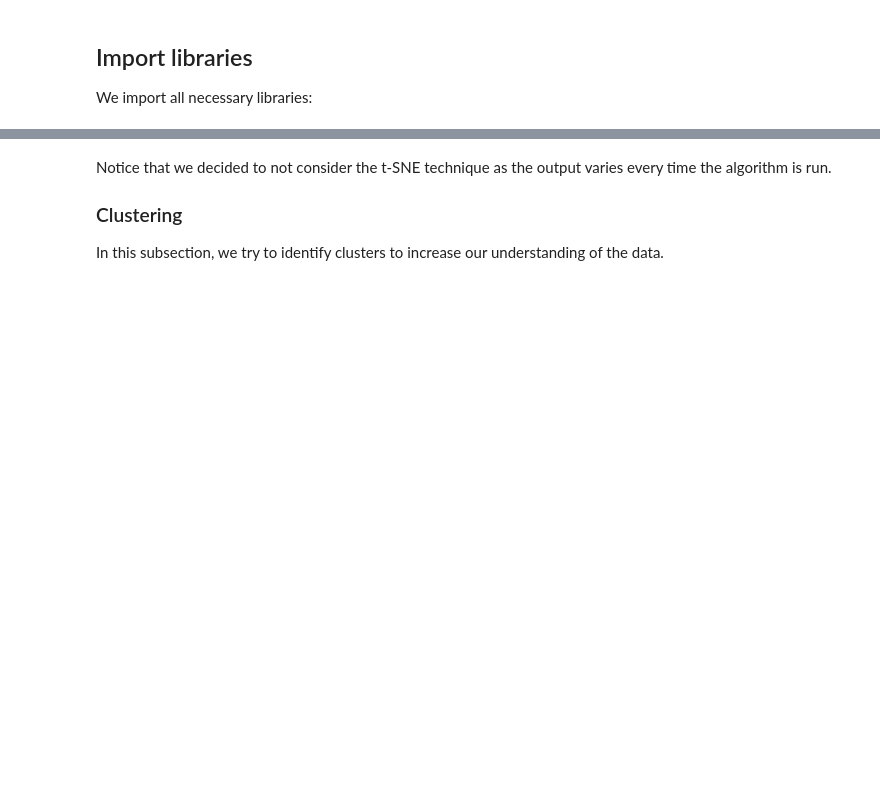
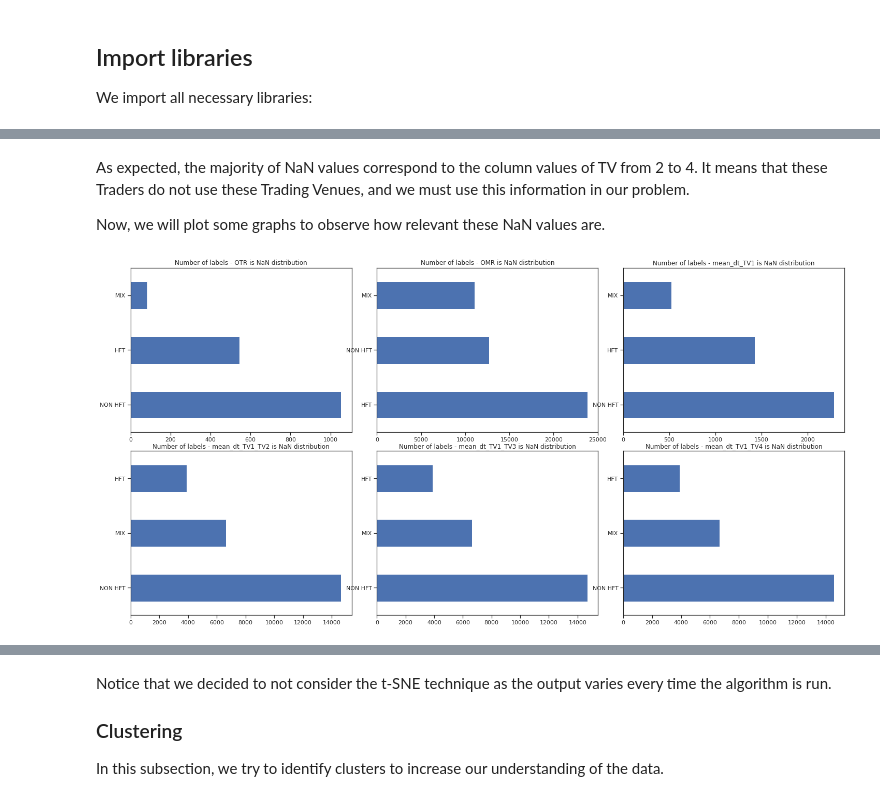
Before and after one commit to aliciafmachado/amf-challenge, a Jupyter notebook: Project_INF569.ipynb, the cells around one changed output, grey strips where cells are left out. Drawn from its saved outputs; the diff is of its cells as text; code cells hidden in the pictures; blank space fills up the shorter version.

```diff
--- a/Project_INF569.ipynb
+++ b/Project_INF569.ipynb
@@ -272,0 +87,6 @@ From the plots of explained inertia, we can conclude that:
+# %%
+var = train_x_df.isnull().sum()
+
+for i in range(var.size):
+  if var.iloc[i] != 0:
+    print(var.index[i] + " " + str(var.iloc[i]))
@@ -272,0 +108,24 @@ From the plots of explained inertia, we can conclude that:
+# %% [markdown]
+As expected, the majority of NaN values correspond to the column values of TV from 2 to 4. It means that these Traders do not use these Trading Venues, and we must use this information in our problem.
+
+Now, we will plot some graphs to observe how relevant these NaN values are.
+# %%
+labels = ["OTR", "OMR", "mean_dt_TV1", "mean_dt_TV1_TV2", "mean_dt_TV1_TV3", "mean_dt_TV1_TV4"]
+fig, axs = plt.subplots(2, 3, figsize=(20, 10))
+fig.tight_layout()
+label_idx = 0
+
+for i in range(2):
+  for j in range(3):
+    place = axs[i, j]
+    if label_idx == len(labels):
+      continue
+    label = labels[label_idx]
+    train_x_only_nan = train_x_df[train_x_df[label].isna()]
+    train_x_only_nan['type'].value_counts().plot(kind="barh", ax=place)
+    place.set_title("Number of labels - {} is NaN distribution".format(label))
+    label_idx += 1
+
+plt.show()
+# %% [output]
+[figure, added]
```
Also changed, not shown: parts of 53 cells of this notebook.
